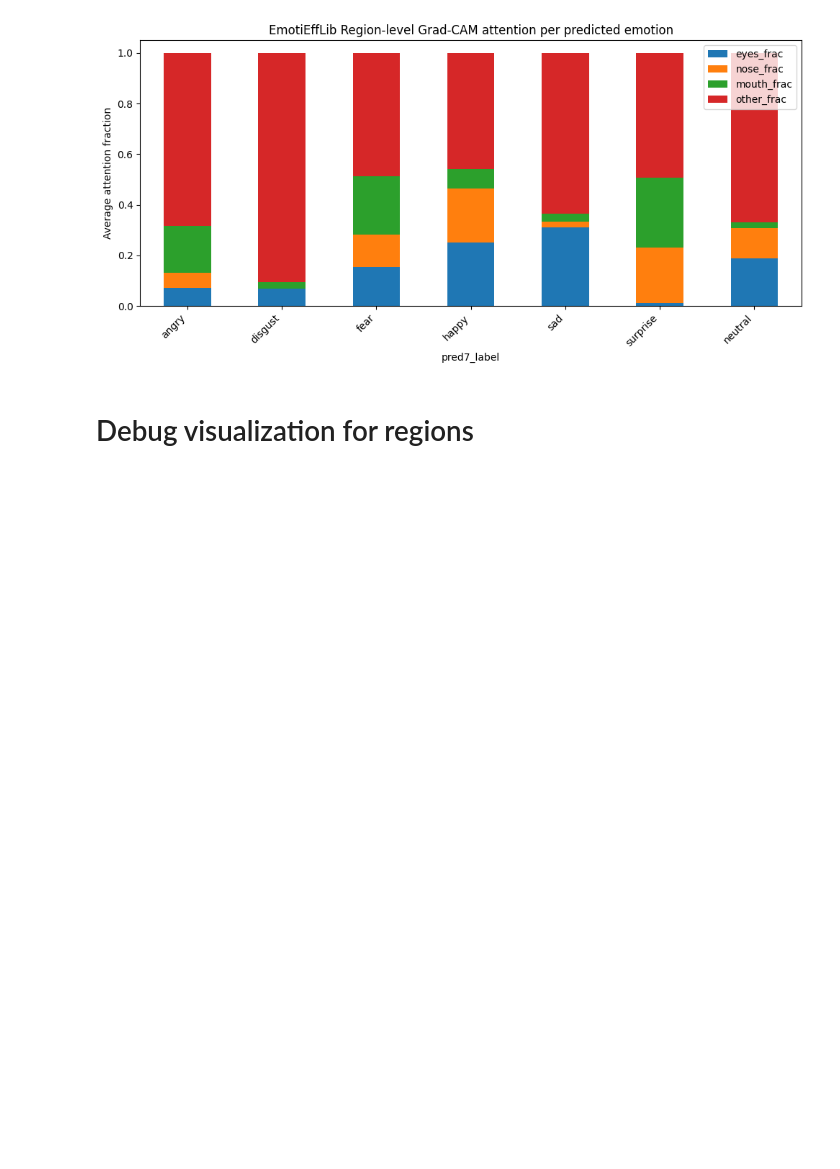
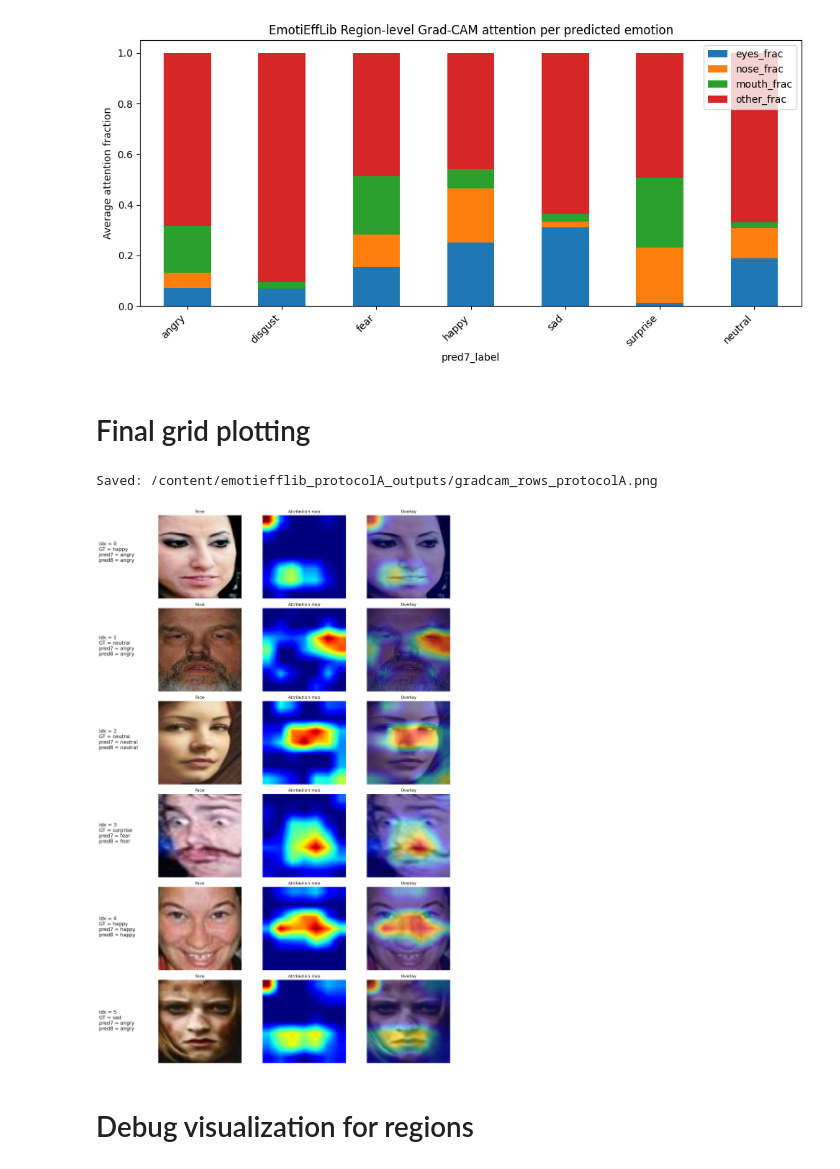
Before and after one commit to hassen8/emotion_recognition_bias_auditing, a Jupyter notebook: notebooks/EmotiEffLib_GRAD_CAM.ipynb, the cells around one changed output. Cells and saved outputs as stored; diff of their text form; code cells hidden in the pictures; blank space fills up the shorter version.

Commit message:
Added new grid plotting utilities for better visualization

```diff
--- a/notebooks/EmotiEffLib_GRAD_CAM.ipynb
+++ b/notebooks/EmotiEffLib_GRAD_CAM.ipynb
@@ -857,3 +897,5 @@ plt.tight_layout()
 plt.show()
 # %% [output]
 [figure]
+# %% [markdown]
+# Final grid plotting
@@ -860,3 +958,35 @@ plt.show()
+# %%
+def collect_gradcam_rows(indices, max_n=6):
+    rows = []
+    for i in indices[:max_n]:
+        i = int(i)
+        face = read_rgb_uint8(df_pred.loc[i, "file_path"])
+        if face is None:
+            continue
+
+        pred8, cam_map, face_disp, overlay, cam_uint8 = gradcam_on_face(face)
+
+        rows.append({
+            "face": face_disp,
+            "heatmap": cam_uint8,
+            "overlay": overlay,
+            "meta_lines": [
+                f"idx = {i}",
+                f"GT = {df_pred.loc[i,'emotion_label']}",
+                f"pred7 = {df_pred.loc[i,'pred7_label']}",
+                f"pred8 = {pred8}",
+            ]
+        })
+    return rows
+# %%
+rows = collect_gradcam_rows(valid_idxs, max_n=6)
+plot_explanation_rows(
+    rows,
+    save_path=OUT_DIR / "gradcam_rows_protocolA.png"
+)
+# %% [output]
+Saved: /content/emotiefflib_protocolA_outputs/gradcam_rows_protocolA.png
+[figure, added]
 # %% [markdown]
 # Debug visualization for regions
 # %%
```
Also changed, not shown: parts of 18 cells of this notebook.
